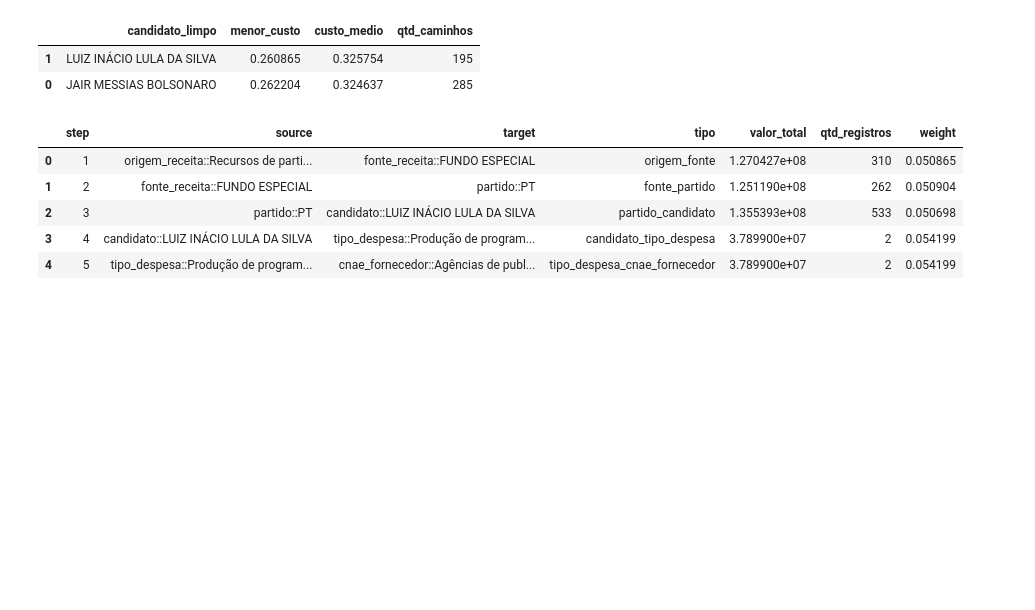
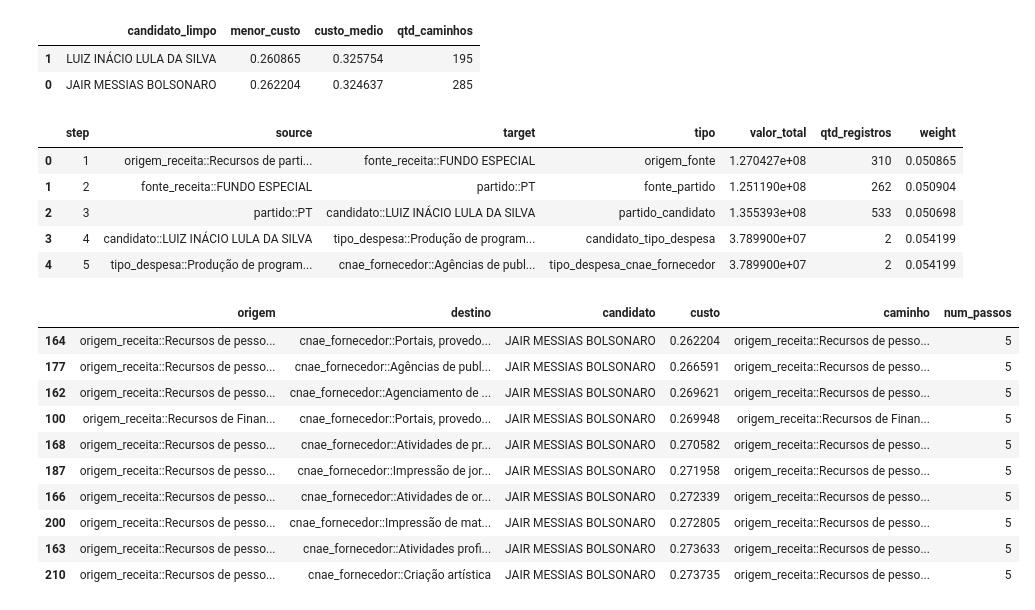
Before and after one commit to RNakamura90/trabalho_conclusao_t1_ifgo, a Jupyter notebook: notebooks/01_exploracao_tse.ipynb, the cells around one changed output. Cells and saved outputs as stored; diff of their text form; code cells hidden in the pictures; blank space fills up the shorter version.

```diff
--- a/notebooks/01_exploracao_tse.ipynb
+++ b/notebooks/01_exploracao_tse.ipynb
@@ -684,0 +739,21 @@ fig_bolsonaro.show()
+# %%
+paths_bolsonaro = candidate_paths(
+    G_cat,
+    "JAIR MESSIAS BOLSONARO"
+)
+
+paths_bolsonaro.sort_values(
+    "custo"
+).head(10)
+# %% [output]
+|  | origem | destino | candidato | custo | caminho | num_passos |
+| 164 | origem_receita::Recursos de pesso... | cnae_fornecedor::Portais, provedo... | JAIR MESSIAS BOLSONARO | 0.262204 | origem_receita::Recursos de pesso... | 5 |
+| 177 | origem_receita::Recursos de pesso... | cnae_fornecedor::Agências de publ... | JAIR MESSIAS BOLSONARO | 0.266591 | origem_receita::Recursos de pesso... | 5 |
+| 162 | origem_receita::Recursos de pesso... | cnae_fornecedor::Agenciamento de ... | JAIR MESSIAS BOLSONARO | 0.269621 | origem_receita::Recursos de pesso... | 5 |
+| 100 | origem_receita::Recursos de Finan... | cnae_fornecedor::Portais, provedo... | JAIR MESSIAS BOLSONARO | 0.269948 | origem_receita::Recursos de Finan... | 5 |
+| 168 | origem_receita::Recursos de pesso... | cnae_fornecedor::Atividades de pr... | JAIR MESSIAS BOLSONARO | 0.270582 | origem_receita::Recursos de pesso... | 5 |
+| 187 | origem_receita::Recursos de pesso... | cnae_fornecedor::Impressão de jor... | JAIR MESSIAS BOLSONARO | 0.271958 | origem_receita::Recursos de pesso... | 5 |
+| 166 | origem_receita::Recursos de pesso... | cnae_fornecedor::Atividades de or... | JAIR MESSIAS BOLSONARO | 0.272339 | origem_receita::Recursos de pesso... | 5 |
+| 200 | origem_receita::Recursos de pesso... | cnae_fornecedor::Impressão de mat... | JAIR MESSIAS BOLSONARO | 0.272805 | origem_receita::Recursos de pesso... | 5 |
+| 163 | origem_receita::Recursos de pesso... | cnae_fornecedor::Atividades profi... | JAIR MESSIAS BOLSONARO | 0.273633 | origem_receita::Recursos de pesso... | 5 |
+| 210 | origem_receita::Recursos de pesso... | cnae_fornecedor::Criação artística | JAIR MESSIAS BOLSONARO | 0.273735 | origem_receita::Recursos de pesso... | 5 |
```
Also changed, not shown: parts of 12 cells of this notebook, 2 other files.
